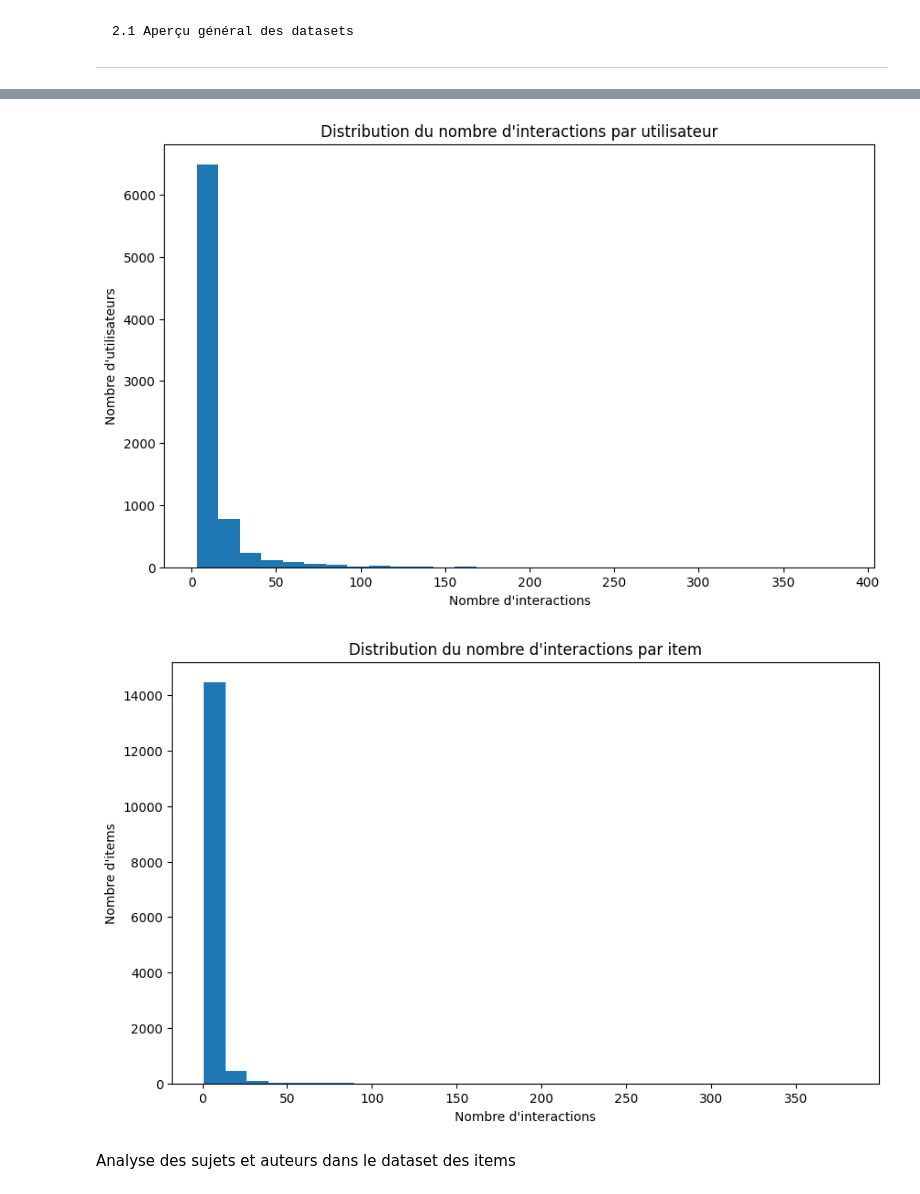
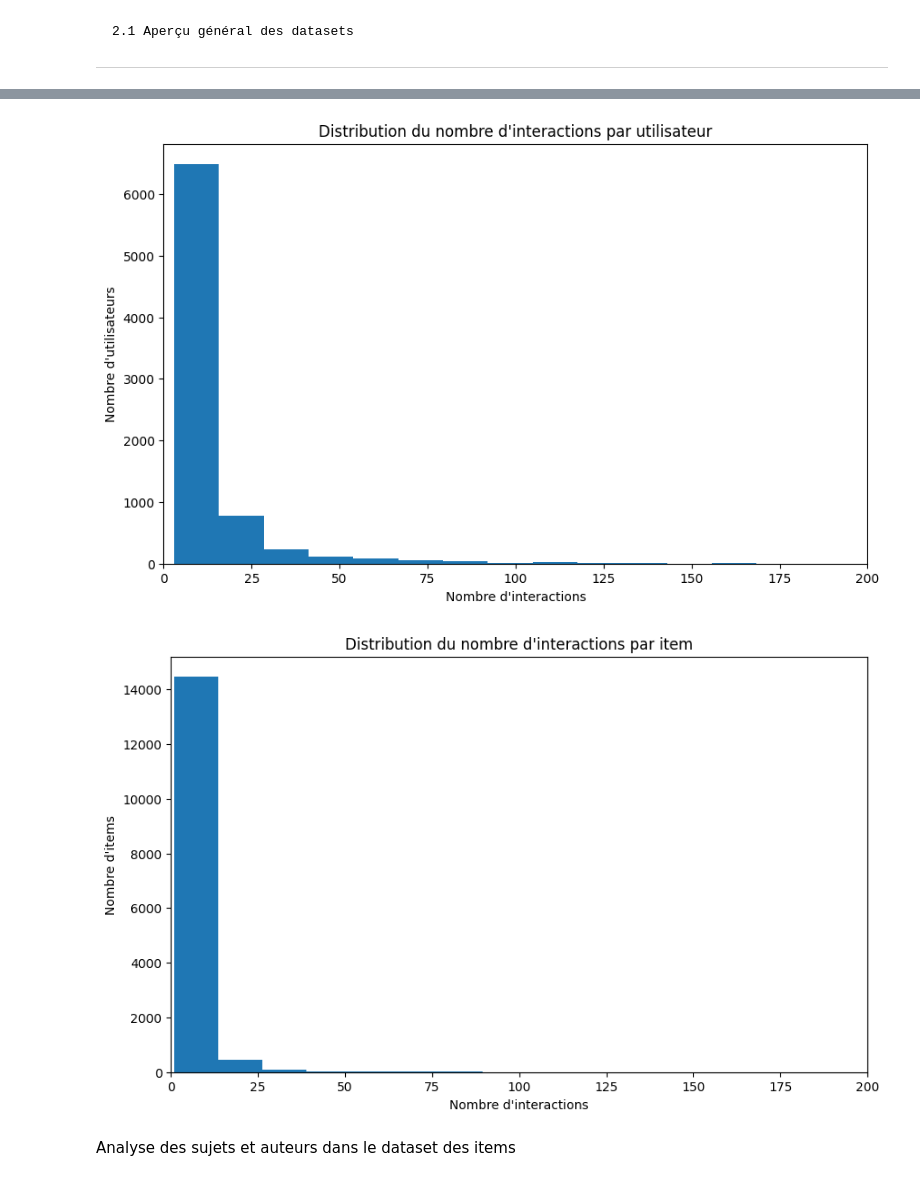
Before and after one commit to leoniedyt/Project-DSML, a Jupyter notebook: project.ipynb, the cells around one changed output, grey strips where cells are left out. Saved outputs shown, nothing was run; the diff lists cells and outputs as text; code cells hidden in the pictures.

```diff
--- a/project.ipynb
+++ b/project.ipynb
@@ -14,0 +17,3 @@ display(df_interactions_train.head())
+# %%
+df_interactions_train.rename(columns={'u': 'user_id', 'i': 'item_id', 't': 'timestamp'}, inplace=True)
+df_interactions_train.head()
@@ -35,11 +65,7 @@ display(df_submissions.head())
 # %% [markdown]
 # 1. Data cleaning:
 # %%
-# Vérifier les doublons dans les interactions
-print("Nombre de doublons dans les interactions :", df_interactions_train.duplicated().sum())
-
 # Conversion du timestamp en datetime (si ce n'est pas déjà fait dans l'analyse temporelle)
-df_interactions_train['datetime'] = pd.to_datetime(df_interactions_train['t'], unit='s')
-
+df_interactions_train['datetime'] = pd.to_datetime(df_interactions_train['timestamp'], unit='s')
 # Supprimer la colonne 't' si la colonne datetime est utilisée par la suite
-df_interactions_train.drop(columns=['t'], inplace=True)
+df_interactions_train.drop(columns=['timestamp'], inplace=True)
@@ -240,7 +283,7 @@ max    7837.000000
 import matplotlib.pyplot as plt
 
 # Compter le nombre d'interactions par utilisateur
-user_interactions_count = df_interactions_train['u'].value_counts()
+user_interactions_count = df_interactions_train['user_id'].value_counts()
 
 # Visualiser la distribution des interactions par utilisateur
 plt.figure(figsize=(10, 6))
@@ -248,9 +291,10 @@ user_interactions_count.plot(kind='hist', bins=30)
 plt.title("Distribution du nombre d'interactions par utilisateur")
 plt.xlabel("Nombre d'interactions")
 plt.ylabel("Nombre d'utilisateurs")
+plt.xlim(0, 200)
 plt.show()
 # %% [output]
-[figure, old version]
+[figure, new version]
 # %%
 # Interprétation :
 # Ce graphique montre que la majorité des utilisateurs ont un nombre limité d'interactions, avec une forte concentration en dessous de 50 interactions.
@@ -259,17 +303,18 @@ plt.show()
 # %%
 #Distribution des interactions par item
 # Compter le nombre d'interactions par item
-item_interactions_count = df_interactions_train['i'].value_counts()
+item_interactions_count = df_interactions_train['item_id'].value_counts()
 
 # Visualiser la distribution des interactions par item
 plt.figure(figsize=(10, 6))
 item_interactions_count.plot(kind='hist', bins=30)
 plt.title("Distribution du nombre d'interactions par item")
 plt.xlabel("Nombre d'interactions")
 plt.ylabel("Nombre d'items")
+plt.xlim(0, 200)
 plt.show()
 # %% [output]
-[figure, old version]
+[figure, new version]
 # %%
 # Interprétation :
 # Ce graphique montre que la plupart des items (livres) ont très peu d'interactions, tandis que quelques-uns sont beaucoup plus populaires, avec des pics allant jusqu'à plus de 300 interactions.
```
Also changed, not shown: parts of 28 cells of this notebook.
